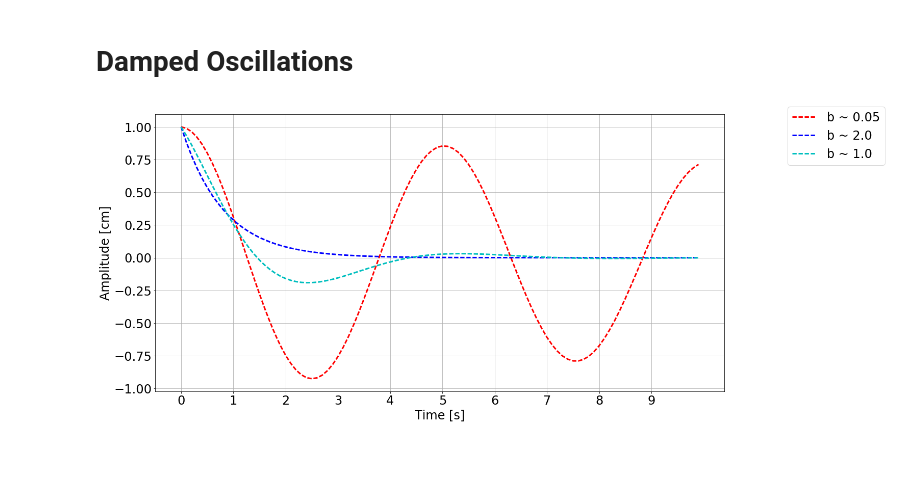
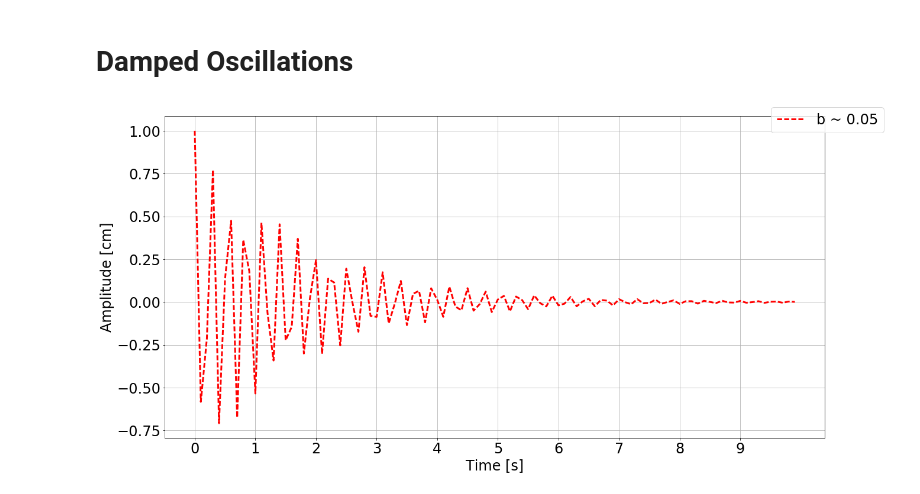
Before and after one commit to suarez-duran-m/fisiii, a Jupyter notebook: damped-oscillations.ipynb, the cells around one changed output. Cells and saved outputs as stored; diff of their text form; code cells hidden in the pictures; blank space fills up the shorter version.

```diff
--- a/damped-oscillations.ipynb
+++ b/damped-oscillations.ipynb
@@ -20,9 +20,9 @@ t = np.arange(ti,tf,0.1)
 # Constant for particle 0
 # =======================
 
-res0_k = 155.0
-par0_m = 100.0 # g
-par0_A = 1.0 # cm
+res0_k = 25.0 # N/m
+par0_m = 0.05 # kg
+par0_A = 1.0 # m
 par0_phi = 0.0 # rad
 
 
@@ -60,33 +60,33 @@ par0_b = b_par(bmag, res0_k, par0_m)
 par0_b0 = b_par(bmag0, res0_k, par0_m)
 par0_b1 = b_par(bmag1, res0_k, par0_m)
 
 
 for i in t:
     par0_pos.append(position( par0_A, par0_b, par0_phi, par0_m, res0_k, i ))
     par0_pos0.append(position( par0_A, par0_b0, par0_phi, par0_m, res0_k, i ))
     par0_pos1.append(position( par0_A, par0_b1, par0_phi, par0_m, res0_k, i ))
 
 fig, ax = plt.subplots()
 
 lw = 3.
 
 ax.plot(t,par0_pos,'r--',linewidth=lw,label='b ~ '+str(bmag))
-ax.plot(t,par0_pos0,'b--',linewidth=lw,label='b ~ '+str(bmag0))
-ax.plot(t,par0_pos1,'c--',linewidth=lw,label='b ~ '+str(bmag1))
+#ax.plot(t,par0_pos0,'b--',linewidth=lw,label='b ~ '+str(bmag0))
+#ax.plot(t,par0_pos1,'c--',linewidth=lw,label='b ~ '+str(bmag1))
 
 delta_xticks = tf / 10.
 ax.xaxis.set_ticks(np.arange(ti, tf, delta_xticks))
 
 plt.grid(True)
 plt.legend(bbox_to_anchor=(1.1, 1.05),fontsize=24)
 plt.rcParams['figure.figsize'] = (20.0, 10.0)
 
 plt.xlabel('Time [s]', fontsize=24)
 plt.ylabel('Amplitude [cm]', fontsize=24)
 
 plt.xticks(fontsize = 24)
 plt.yticks(fontsize = 24)
 
 plt.show()
 # %% [output]
-[figure, old version]
+[figure, new version]
```
Also changed, not shown: parts of 1 cell of this notebook, 5 other files.
